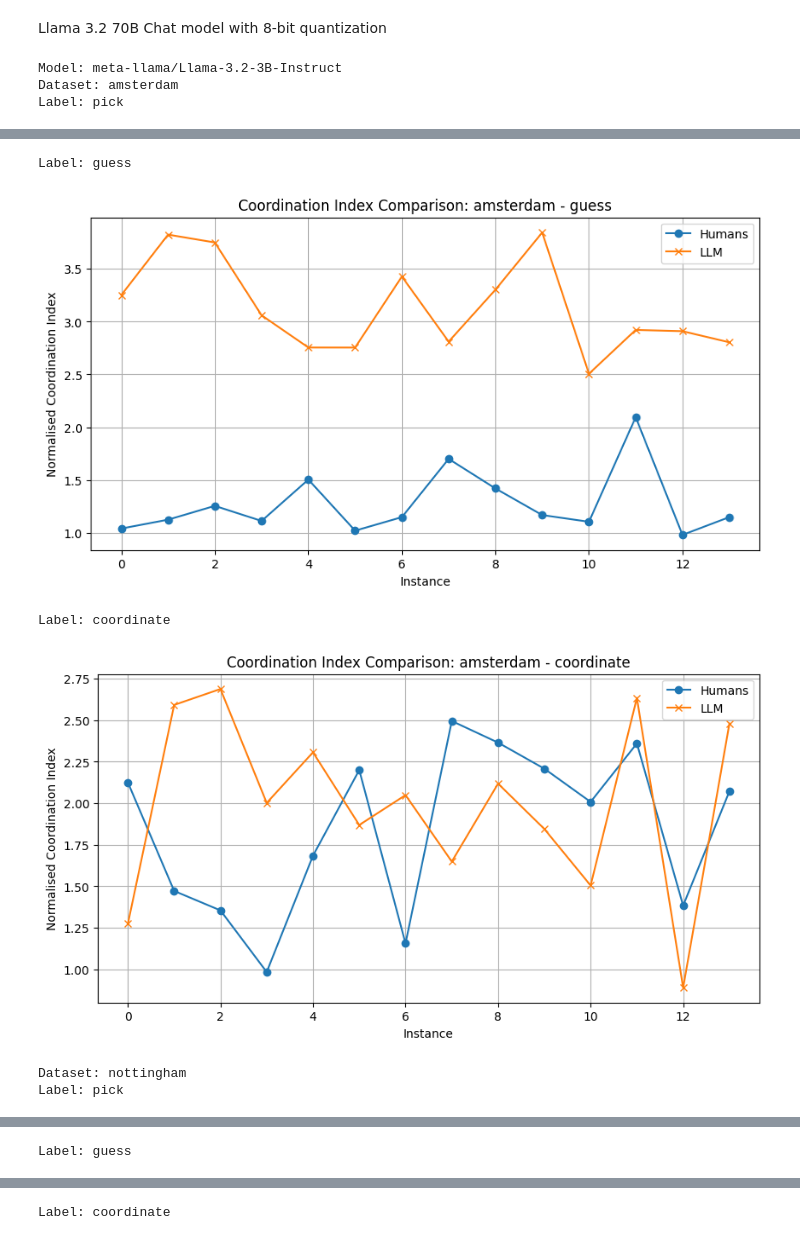
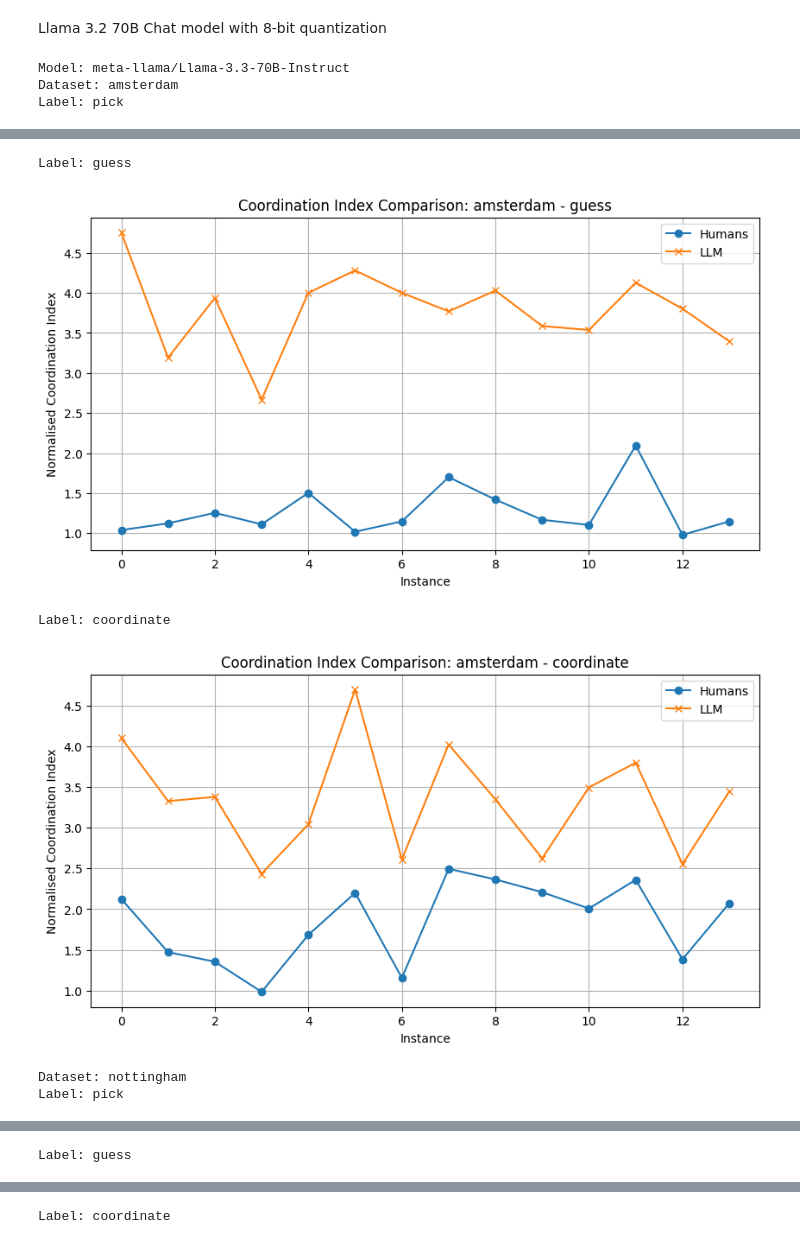
Before and after one commit to EmanueleLM/focal-points, a Jupyter notebook: playground.ipynb, the cells around one changed output, grey strips where cells are left out. Cells and saved outputs as stored; diff of their text form; code cells hidden in the pictures.

```diff
--- a/playground.ipynb
+++ b/playground.ipynb
@@ -26,7 +26,7 @@ print(response[0][0])
 import json
 import matplotlib.pyplot as plt
 
-model_name = "meta-llama/Llama-3.2-3B-Instruct"
+model_name = "meta-llama/Llama-3.3-70B-Instruct"
 dataset_names = ["amsterdam", "nottingham"]
 labels = ["pick", "guess", "coordinate"]
 
@@ -63,6 +63,6 @@ for d_name in dataset_names:
         plt.grid()
         plt.show()
 # %% [output]
-Model: meta-llama/Llama-3.2-3B-Instruct
+Model: meta-llama/Llama-3.3-70B-Instruct
 Dataset: amsterdam
 Label: pick
@@ -70,6 +70,6 @@ Label: pick
 Label: guess
-[figure, old version]
+[figure, new version]
 Label: coordinate
-[figure, old version]
+[figure, new version]
 Dataset: nottingham
 Label: pick
```
Also changed, not shown: parts of 4 cells of this notebook, 1 other file.
